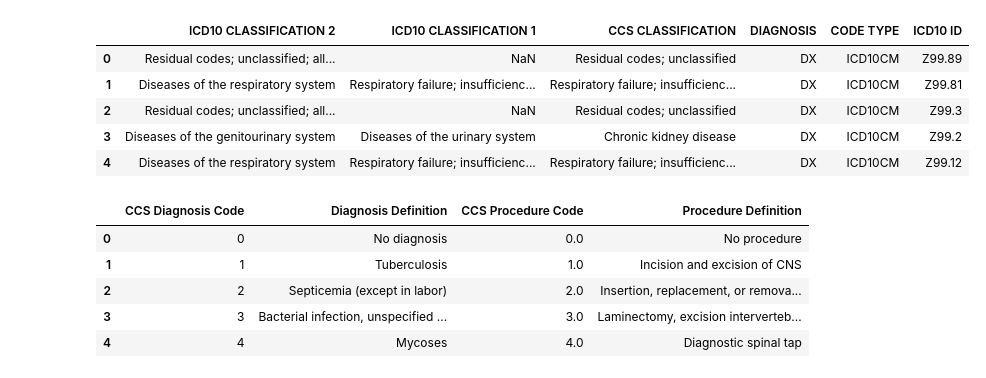
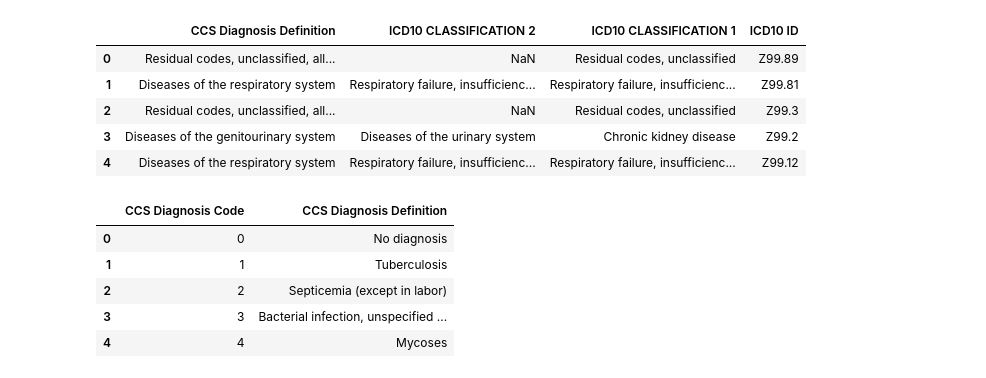
Before and after one commit to dustinrbunch/initial-testing, a Jupyter notebook: ICD10-CCS-INTER.ipynb, the cells around one changed output. Saved outputs shown, nothing was run; the diff lists cells and outputs as text; code cells hidden in the pictures.

```diff
--- a/ICD10-CCS-INTER.ipynb
+++ b/ICD10-CCS-INTER.ipynb
@@ -1,24 +1,24 @@
 # %%
 import csv
 import numpy as np
 import pandas as pd
-ICD10_CCSdef=pd.read_csv("C:/Users/bunchkdl/Documents/GitHub/initial-testing/ICD10_CCS_testfile.csv")
+ICD10_CCSdef=pd.read_csv("C:/Users/bunchkdl/Documents/GitHub/initial-testing/ICD10CM_Clean.csv", usecols=['ICD10 CLASSIFICATION 1', 'ICD10 CLASSIFICATION 2', 'CCS Diagnosis Definition', 'ICD10 ID'])
 ICD10_CCSdef.head()
 # %% [output]
-|  | ICD10 CLASSIFICATION 2 | ICD10 CLASSIFICATION 1 | CCS CLASSIFICATION | DIAGNOSIS | CODE TYPE | ICD10 ID |
-| 0 | Residual codes; unclassified; all... | NaN | Residual codes; unclassified | DX | ICD10CM | Z99.89 |
-| 1 | Diseases of the respiratory system | Respiratory failure; insufficienc... | Respiratory failure; insufficienc... | DX | ICD10CM | Z99.81 |
-| 2 | Residual codes; unclassified; all... | NaN | Residual codes; unclassified | DX | ICD10CM | Z99.3 |
-| 3 | Diseases of the genitourinary system | Diseases of the urinary system | Chronic kidney disease | DX | ICD10CM | Z99.2 |
-| 4 | Diseases of the respiratory system | Respiratory failure; insufficienc... | Respiratory failure; insufficienc... | DX | ICD10CM | Z99.12 |
+|  | CCS Diagnosis Definition | ICD10 CLASSIFICATION 2 | ICD10 CLASSIFICATION 1 | ICD10 ID |
+| 0 | Residual codes, unclassified, all... | NaN | Residual codes, unclassified | Z99.89 |
+| 1 | Diseases of the respiratory system | Respiratory failure, insufficienc... | Respiratory failure, insufficienc... | Z99.81 |
+| 2 | Residual codes, unclassified, all... | NaN | Residual codes, unclassified | Z99.3 |
+| 3 | Diseases of the genitourinary system | Diseases of the urinary system | Chronic kidney disease | Z99.2 |
+| 4 | Diseases of the respiratory system | Respiratory failure, insufficienc... | Respiratory failure, insufficienc... | Z99.12 |
 # %%
-CCS_code_def=pd.read_csv("C:/Users/bunchkdl/Documents/GitHub/initial-testing/CCS-code-definition-list.csv")
+CCS_code_def=pd.read_csv("C:/Users/bunchkdl/Documents/GitHub/initial-testing/CCS-code-definition-list.csv",usecols=['CCS Diagnosis Code', 'CCS Diagnosis Definition'])
 CCS_code_def.head()
 # %% [output]
-|  | CCS Diagnosis Code | Diagnosis Definition | CCS Procedure Code | Procedure Definition |
-| 0 | 0 | No diagnosis | 0.0 | No procedure |
-| 1 | 1 | Tuberculosis | 1.0 | Incision and excision of CNS |
-| 2 | 2 | Septicemia (except in labor) | 2.0 | Insertion, replacement, or remova... |
-| 3 | 3 | Bacterial infection, unspecified ... | 3.0 | Laminectomy, excision interverteb... |
-| 4 | 4 | Mycoses | 4.0 | Diagnostic spinal tap |
+|  | CCS Diagnosis Code | CCS Diagnosis Definition |
+| 0 | 0 | No diagnosis |
+| 1 | 1 | Tuberculosis |
+| 2 | 2 | Septicemia (except in labor) |
+| 3 | 3 | Bacterial infection, unspecified ... |
+| 4 | 4 | Mycoses |
 # %%
```
Also changed, not shown: parts of 7 cells of this notebook, 3 other files.
